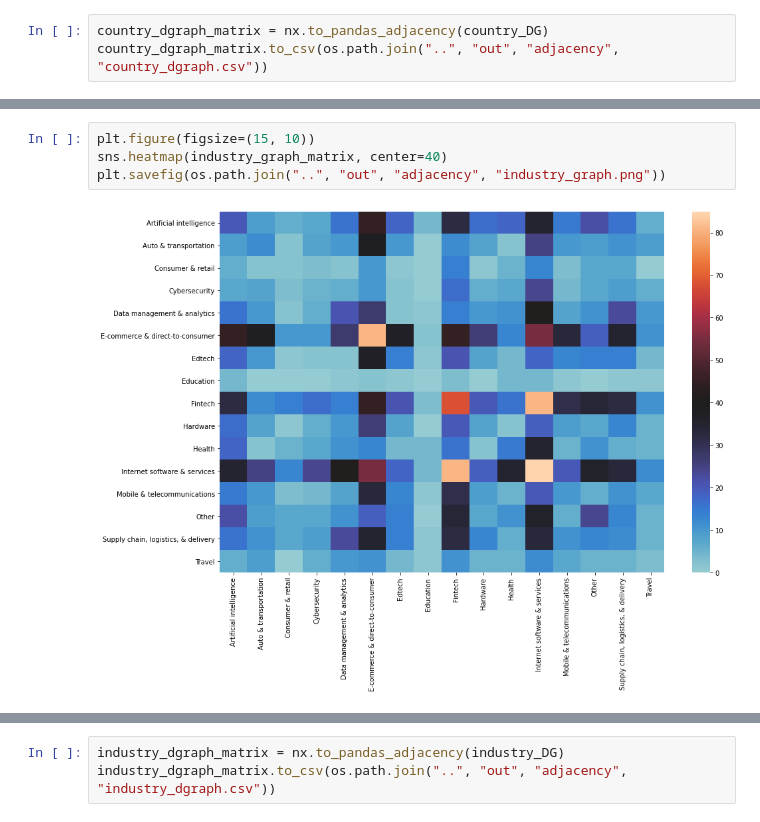
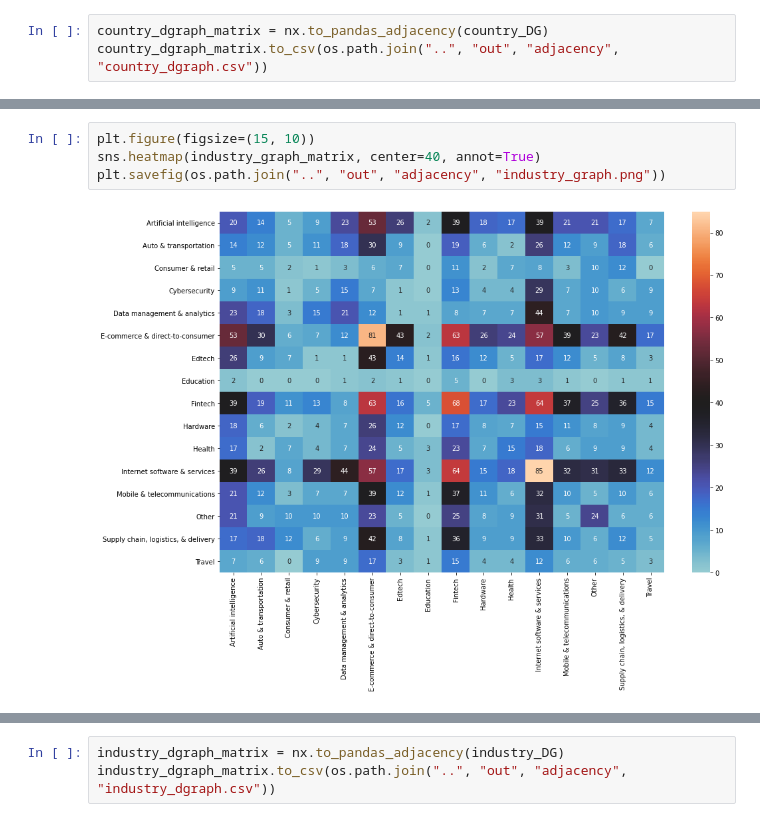
Before and after one commit to takato86/unicorn, a Jupyter notebook: notebooks/analyze.ipynb, the cells around one changed output, grey strips where cells are left out. Saved outputs shown, nothing was run; the diff lists cells and outputs as text.

```diff
--- a/notebooks/analyze.ipynb
+++ b/notebooks/analyze.ipynb
@@ -342,9 +340,9 @@ industry_graph_df.head()
 # %%
 plt.figure(figsize=(15, 10))
-sns.heatmap(industry_graph_matrix, center=40)
+sns.heatmap(industry_graph_matrix, center=40, annot=True)
 plt.savefig(os.path.join("..", "out", "adjacency", "industry_graph.png"))
 # %% [output]
-[figure, old version]
+[figure, new version]
 # %%
 industry_DG = nx.from_pandas_edgelist(industry_graph_df, create_using=nx.DiGraph, edge_attr="weight")
 edge_width = [v["weight"] * 0.1 for _, _, v in industry_G.edges(data=True)]
```
Also changed, not shown: parts of 49 cells of this notebook, 29 other files.
